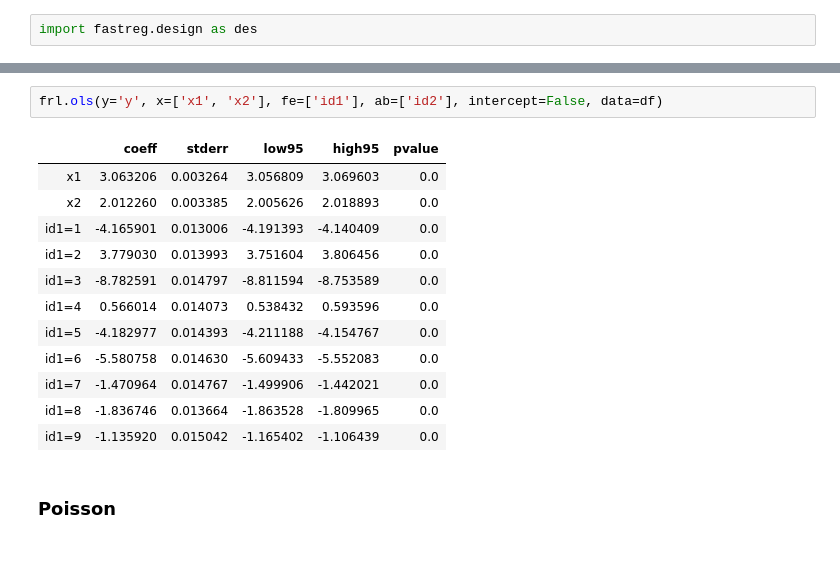
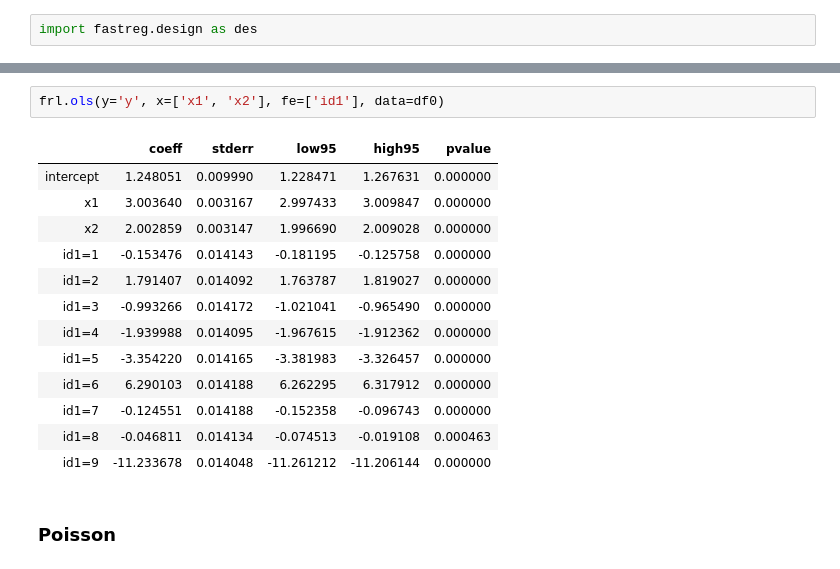
Before and after one commit to iamlemec/fastreg, a Jupyter notebook: benchmark.ipynb, the cells around one changed output, grey strips where cells are left out. Saved outputs shown, nothing was run; the diff lists cells and outputs as text.

```diff
--- a/benchmark.ipynb
+++ b/benchmark.ipynb
@@ -129,18 +135,19 @@ array([[ 0.,  0.,  0., ...,  0.,  0.,  0.],
 # %%
-frl.ols(y='y', x=['x1', 'x2'], fe=['id1'], ab=['id2'], intercept=False, data=df)
+frl.ols(y='y', x=['x1', 'x2'], fe=['id1'], data=df0)
 # %% [output]
 |  | coeff | stderr | low95 | high95 | pvalue |
-| x1 | 3.063206 | 0.003264 | 3.056809 | 3.069603 | 0.0 |
-| x2 | 2.012260 | 0.003385 | 2.005626 | 2.018893 | 0.0 |
-| id1=1 | -4.165901 | 0.013006 | -4.191393 | -4.140409 | 0.0 |
-| id1=2 | 3.779030 | 0.013993 | 3.751604 | 3.806456 | 0.0 |
-| id1=3 | -8.782591 | 0.014797 | -8.811594 | -8.753589 | 0.0 |
-| id1=4 | 0.566014 | 0.014073 | 0.538432 | 0.593596 | 0.0 |
-| id1=5 | -4.182977 | 0.014393 | -4.211188 | -4.154767 | 0.0 |
-| id1=6 | -5.580758 | 0.014630 | -5.609433 | -5.552083 | 0.0 |
-| id1=7 | -1.470964 | 0.014767 | -1.499906 | -1.442021 | 0.0 |
-| id1=8 | -1.836746 | 0.013664 | -1.863528 | -1.809965 | 0.0 |
-| id1=9 | -1.135920 | 0.015042 | -1.165402 | -1.106439 | 0.0 |
+| intercept | 1.248051 | 0.009990 | 1.228471 | 1.267631 | 0.000000 |
+| x1 | 3.003640 | 0.003167 | 2.997433 | 3.009847 | 0.000000 |
+| x2 | 2.002859 | 0.003147 | 1.996690 | 2.009028 | 0.000000 |
+| id1=1 | -0.153476 | 0.014143 | -0.181195 | -0.125758 | 0.000000 |
+| id1=2 | 1.791407 | 0.014092 | 1.763787 | 1.819027 | 0.000000 |
+| id1=3 | -0.993266 | 0.014172 | -1.021041 | -0.965490 | 0.000000 |
+| id1=4 | -1.939988 | 0.014095 | -1.967615 | -1.912362 | 0.000000 |
+| id1=5 | -3.354220 | 0.014165 | -3.381983 | -3.326457 | 0.000000 |
+| id1=6 | 6.290103 | 0.014188 | 6.262295 | 6.317912 | 0.000000 |
+| id1=7 | -0.124551 | 0.014188 | -0.152358 | -0.096743 | 0.000000 |
+| id1=8 | -0.046811 | 0.014134 | -0.074513 | -0.019108 | 0.000463 |
+| id1=9 | -11.233678 | 0.014048 | -11.261212 | -11.206144 | 0.000000 |
 # %% [markdown]
 ### Poisson
 # %%
```
Also changed, not shown: parts of 5 cells of this notebook, 1 other file.
